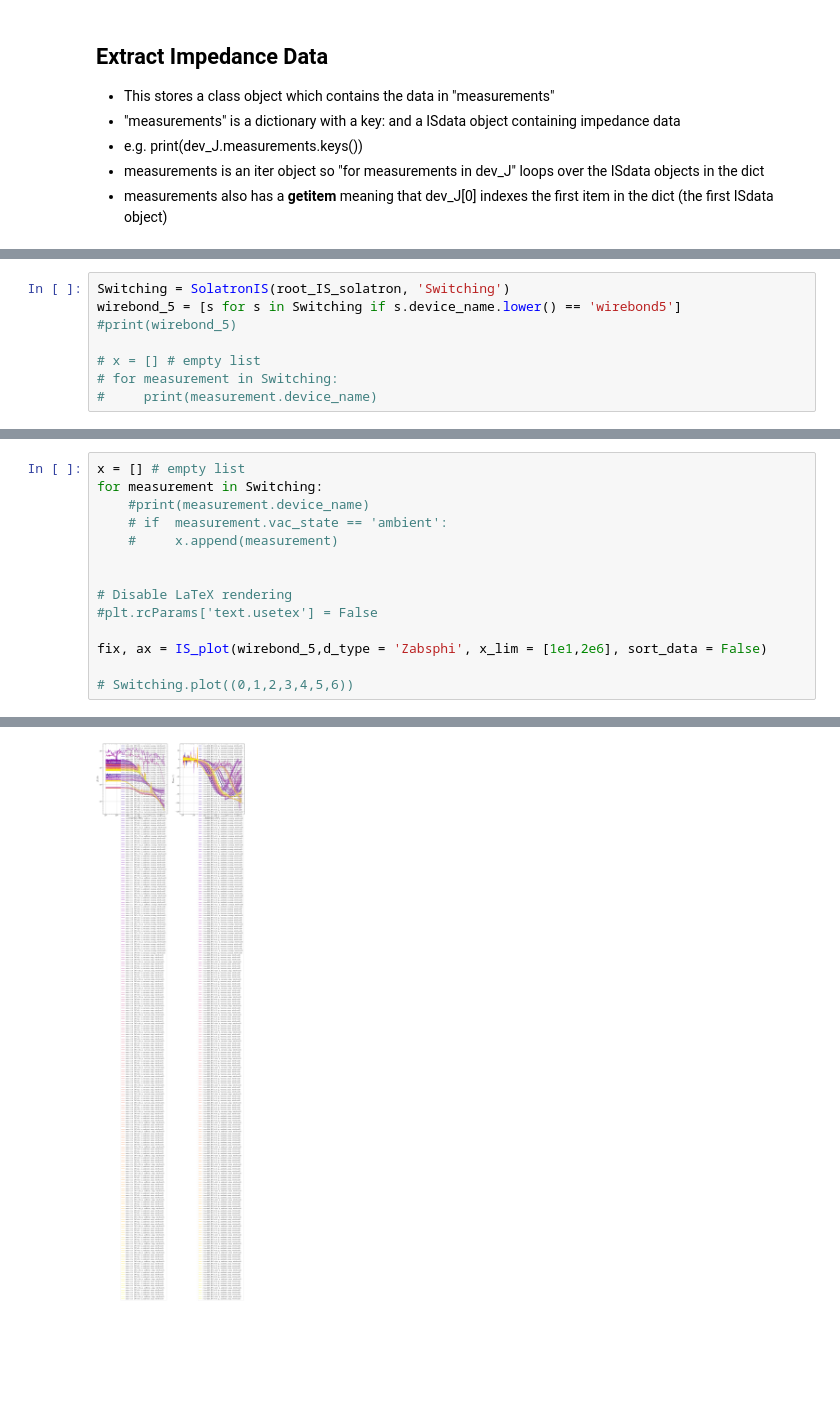
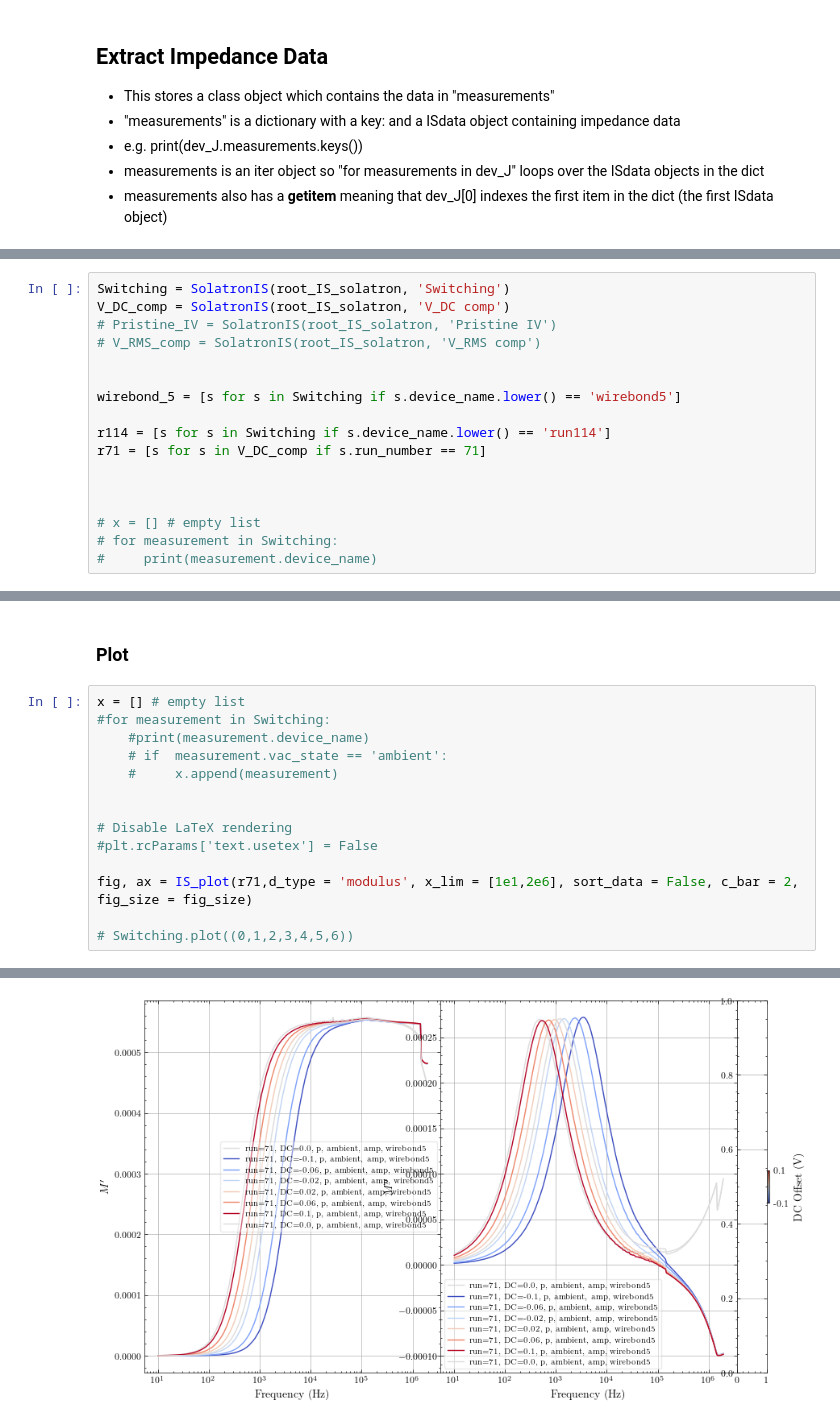
Before and after one commit to hc3413/IS_Analysis, a Jupyter notebook: IS_Analysis.ipynb, the cells around one changed output, grey strips where cells are left out. Saved outputs shown, nothing was run; the diff lists cells and outputs as text; blank space fills up the shorter version.

```diff
--- a/IS_Analysis.ipynb
+++ b/IS_Analysis.ipynb
@@ -73,7 +76,16 @@ fix, ax = IS_plot(x,d_type = 'Zabsphi', x_lim = [1e1,2e6])
 # %%
 Switching = SolatronIS(root_IS_solatron, 'Switching')
+V_DC_comp = SolatronIS(root_IS_solatron, 'V_DC comp')
+# Pristine_IV = SolatronIS(root_IS_solatron, 'Pristine IV')
+# V_RMS_comp = SolatronIS(root_IS_solatron, 'V_RMS comp')
+
+
 wirebond_5 = [s for s in Switching if s.device_name.lower() == 'wirebond5']
-#print(wirebond_5)
+
+r114 = [s for s in Switching if s.device_name.lower() == 'run114']
+r71 = [s for s in V_DC_comp if s.run_number == 71]
+
+
 
 # x = [] # empty list
 # for measurement in Switching:
@@ -83,6 +100,8 @@ Error: filerun114_WireBond5_doubleformed_ambient_Amp_switching.csv, sweep 12 doe
+# %% [markdown]
+### Plot
 # %%
 x = [] # empty list
-for measurement in Switching:
+#for measurement in Switching:
     #print(measurement.device_name)
     # if  measurement.vac_state == 'ambient':
     #     x.append(measurement)
@@ -91,7 +110,7 @@ for measurement in Switching:
 # Disable LaTeX rendering
 #plt.rcParams['text.usetex'] = False
 
-fix, ax = IS_plot(wirebond_5,d_type = 'Zabsphi', x_lim = [1e1,2e6], sort_data = False)
+fig, ax = IS_plot(r71,d_type = 'modulus', x_lim = [1e1,2e6], sort_data = False, c_bar = 2, fig_size = fig_size)
 
 # Switching.plot((0,1,2,3,4,5,6))
 # %% [output]
@@ -115 +117 @@ wirebond5
-[figure, old version]
+[figure, new version]
```
Also changed, not shown: parts of 13 cells of this notebook, 4 other files.
